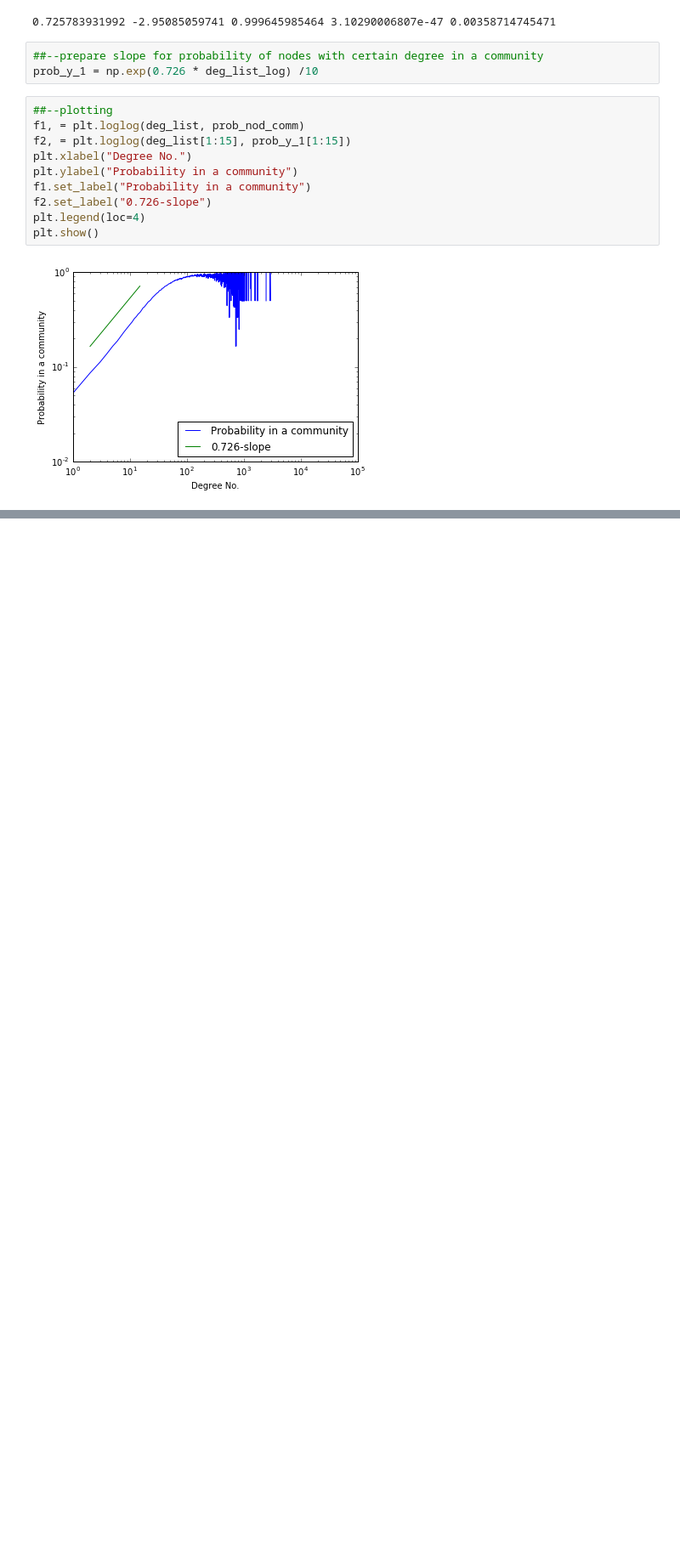
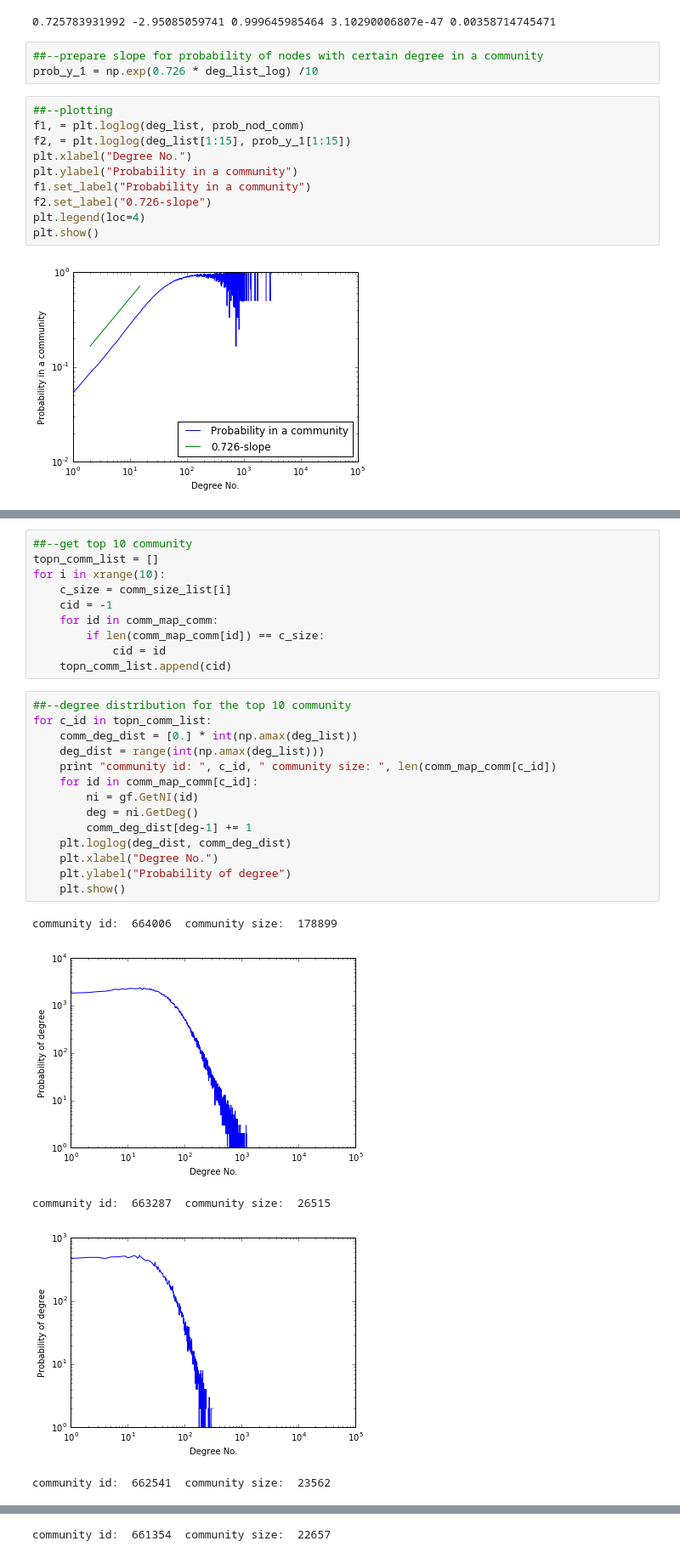
Before and after one commit to ncchen55414/224W, a Jupyter notebook: Degree_dist.ipynb, the cells around one changed output, grey strips where cells are left out. Shown: that part at 85% size. Cells and saved outputs as stored; diff of their text form; blank space fills up the shorter version.

```diff
--- a/Degree_dist.ipynb
+++ b/Degree_dist.ipynb
@@ -131,0 +137,30 @@ snap.CntDegNodes(gf, 14815)
+# %%
+##--get top 10 community
+topn_comm_list = []
+for i in xrange(10):
+    c_size = comm_size_list[i]
+    cid = -1
+    for id in comm_map_comm:
+        if len(comm_map_comm[id]) == c_size:
+            cid = id
+    topn_comm_list.append(cid)
+# %%
+##--degree distribution for the top 10 community
+for c_id in topn_comm_list:
+    comm_deg_dist = [0.] * int(np.amax(deg_list))
+    deg_dist = range(int(np.amax(deg_list)))
+    print "community id: ", c_id, " community size: ", len(comm_map_comm[c_id])
+    for id in comm_map_comm[c_id]:
+        ni = gf.GetNI(id)
+        deg = ni.GetDeg()
+        comm_deg_dist[deg-1] += 1
+    plt.loglog(deg_dist, comm_deg_dist)
+    plt.xlabel("Degree No.")
+    plt.ylabel("Probability of degree")
+    plt.show()
+# %% [output]
+community id:  664006  community size:  178899
+[figure, added]
+community id:  663287  community size:  26515
+[figure, added]
+community id:  662541  community size:  23562
@@ -131,0 +168 @@ snap.CntDegNodes(gf, 14815)
+community id:  661354  community size:  22657
```
Also changed, not shown: parts of 8 cells of this notebook, 10 other files.
